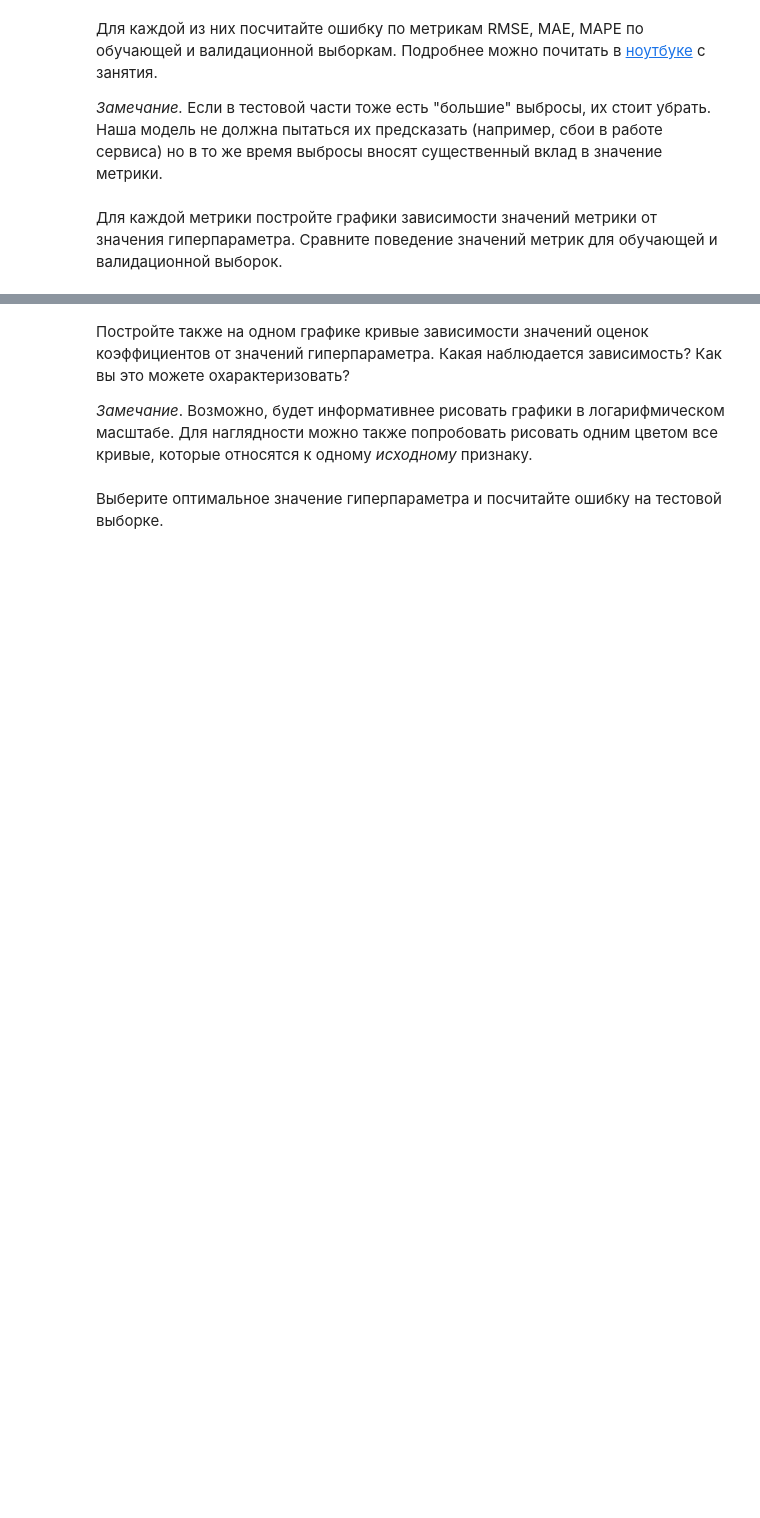
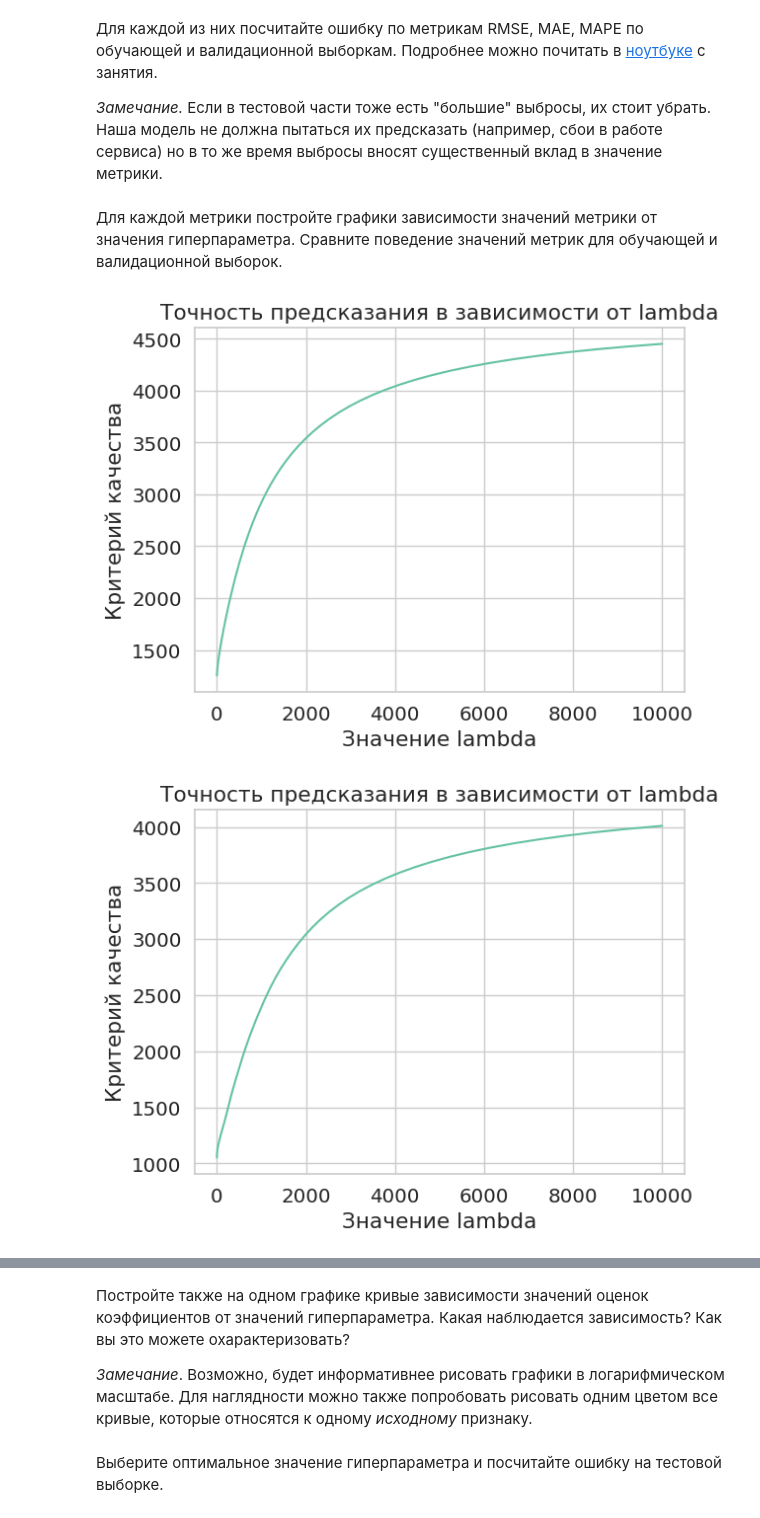
Before and after one commit to andreykirkicha/DataAnalysis_MIPT-course, a Jupyter notebook: Work_03/task3.ipynb, the cells around one changed output, grey strips where cells are left out. Cells and saved outputs as stored; diff of their text form; code cells hidden in the pictures; blank space fills up the shorter version.

```diff
--- a/Work_03/task3.ipynb
+++ b/Work_03/task3.ipynb
@@ -251,2 +604,16 @@ class RidgeRegression:
+# %%
+val = val.drop(val[((val['season'] == 1) & (val['cnt'] > 6000)) | ((val['season'] == 4) & (val['cnt'] < 500))].index)
+val = val.drop(val[((val['mnth'] == 3) & (val['cnt'] > 7000))].index)
+
+val_categorial = encoder.transform(val[categorial_features])
+X_val = np.hstack([val[real_features], val_categorial])
 # %% [markdown]
 Определите сетку значений гиперпараметра $\lambda$ и обучите для каждого значения сетки модель ridge-регрессии. Обычно эффективнее брать сетку в логарифмическом масштабе, воспользовавшись `np.logspace`.
+# %%
+grid = np.logspace(-3.0, 4.0, num=200)
+predictions = []
+
+for param in grid:
+    model = RidgeRegression(param)
+    model.fit(X_train, train[target_feature])
+    predictions.append(model.predict(X_val))
@@ -254,5 +639,38 @@ class RidgeRegression:
 Для каждой из них посчитайте ошибку по метрикам RMSE, MAE, MAPE по обучающей и валидационной выборкам. Подробнее можно почитать в <a href="https://miptstats.github.io/courses/ad_fivt/linreg_sklearn.html#3.-Тестирование-и-оценка-качества">ноутбуке</a> с занятия.
 
 *Замечание.* Если в тестовой части тоже есть "большие" выбросы, их стоит убрать. Наша модель не должна пытаться их предсказать (например, сбои в работе сервиса) но в то же время выбросы вносят существенный вклад в значение метрики.
+# %%
+rmse = []
+mae = []
+mape = []
+
+for i in range(len(predictions)):
+    rmse.append(np.sqrt(((val[target_feature] - predictions[i]) ** 2).mean()))
+    mae.append(np.abs(val[target_feature] - predictions[i]).mean())
+    mape.append(100 * (np.abs(val[target_feature] - predictions[i]) / val[target_feature]).mean())
 # %% [markdown]
 Для каждой метрики постройте графики зависимости значений метрики от значения гиперпараметра. Сравните поведение значений метрик для обучающей и валидационной выборок.
+# %%
+plt.figure()
+plt.plot(grid, rmse)
+plt.xlabel('Значение lambda')
+plt.ylabel('Критерий качества')
+plt.title('Точность предсказания в зависимости от lambda')
+plt.show()
+
+plt.figure()
+plt.plot(grid, mae)
+plt.xlabel('Значение lambda')
+plt.ylabel('Критерий качества')
+plt.title('Точность предсказания в зависимости от lambda')
+plt.show()
+
+plt.figure()
+plt.plot(grid, mape)
+plt.xlabel('Значение lambda')
+plt.ylabel('Критерий качества')
+plt.title('Точность предсказания в зависимости от lambda')
+plt.show()
+# %% [output]
+[figure, added]
+[figure, added]
```
Also changed, not shown: parts of 32 cells of this notebook.
